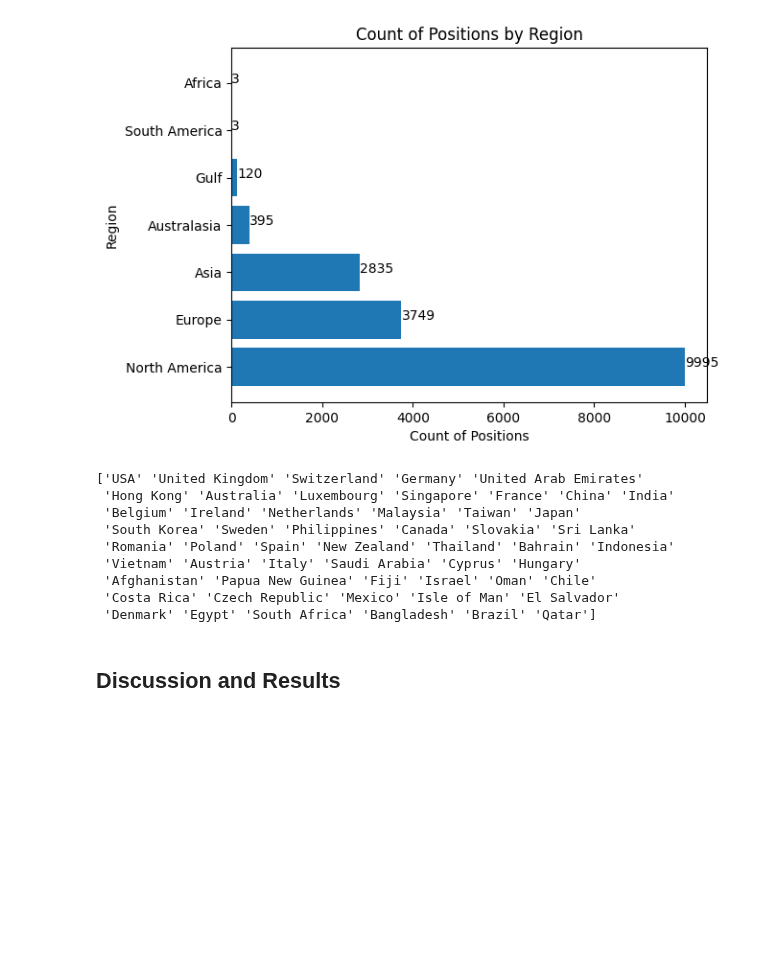
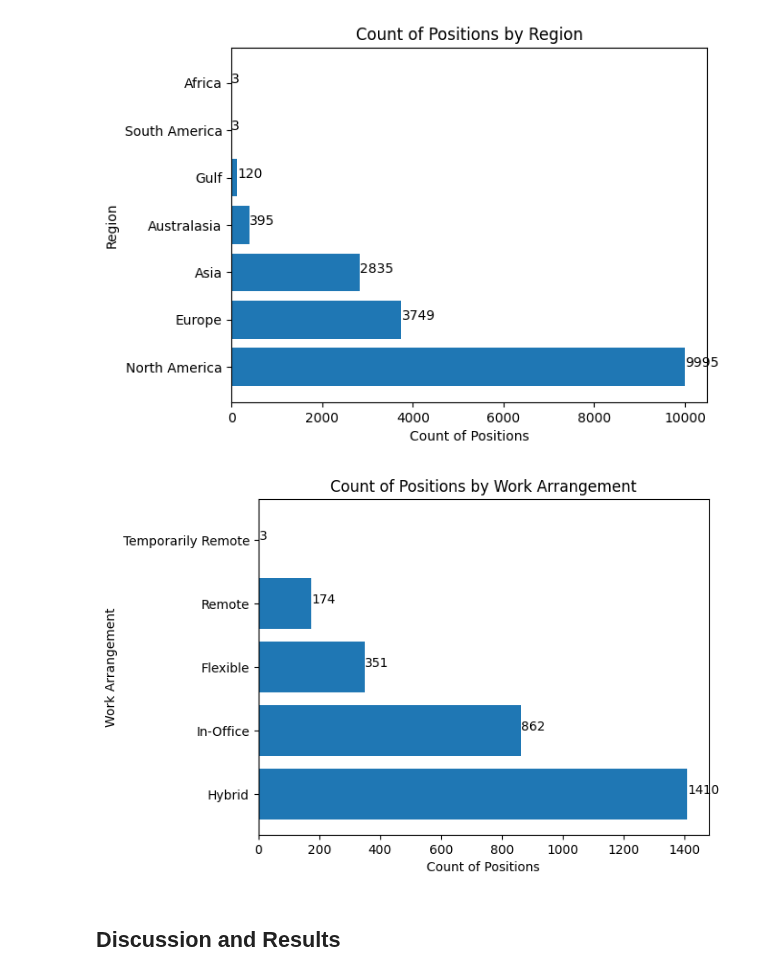
Before and after one commit to tumibytes/cis9650-project03, a Jupyter notebook: term_project_starter.ipynb, the cells around one changed output. Cells and saved outputs as stored; diff of their text form; code cells hidden in the pictures; blank space fills up the shorter version.

Commit message:
added a plot for positions by work arrangement

```diff
--- a/term_project_starter.ipynb
+++ b/term_project_starter.ipynb
@@ -300,18 +303,26 @@ for index, value in enumerate(region_count):
 plt.show()
 # %% [output]
 [figure]
-# %%
-print(country)
-# %% [output]
-['USA' 'United Kingdom' 'Switzerland' 'Germany' 'United Arab Emirates'
- 'Hong Kong' 'Australia' 'Luxembourg' 'Singapore' 'France' 'China' 'India'
- 'Belgium' 'Ireland' 'Netherlands' 'Malaysia' 'Taiwan' 'Japan'
- 'South Korea' 'Sweden' 'Philippines' 'Canada' 'Slovakia' 'Sri Lanka'
- 'Romania' 'Poland' 'Spain' 'New Zealand' 'Thailand' 'Bahrain' 'Indonesia'
- 'Vietnam' 'Austria' 'Italy' 'Saudi Arabia' 'Cyprus' 'Hungary'
- 'Afghanistan' 'Papua New Guinea' 'Fiji' 'Israel' 'Oman' 'Chile'
- 'Costa Rica' 'Czech Republic' 'Mexico' 'Isle of Man' 'El Salvador'
- 'Denmark' 'Egypt' 'South Africa' 'Bangladesh' 'Brazil' 'Qatar']
+# %%
+# plot the count of positions by work arrangement type
+fig, ax = plt.subplots()
+
+workArr_count = df_flat["workArrangementType"].value_counts()
+bar_labels = workArr_count.index.tolist()
+count = workArr_count.values.tolist()
+
+ax.barh(bar_labels, count)
+ax.set_ylabel("Work Arrangement")
+ax.set_xlabel("Count of Positions")
+ax.set_title("Count of Positions by Work Arrangement")
+
+# add values to bar chart for analysis
+for index, value in enumerate(workArr_count):
+    plt.text(value, index, str(value))
+
+plt.show()
+# %% [output]
+[figure, added]
 # %% [markdown]
 ## Discussion and Results
 # %% [markdown]
```
Also changed, not shown: parts of 1 cell of this notebook.
